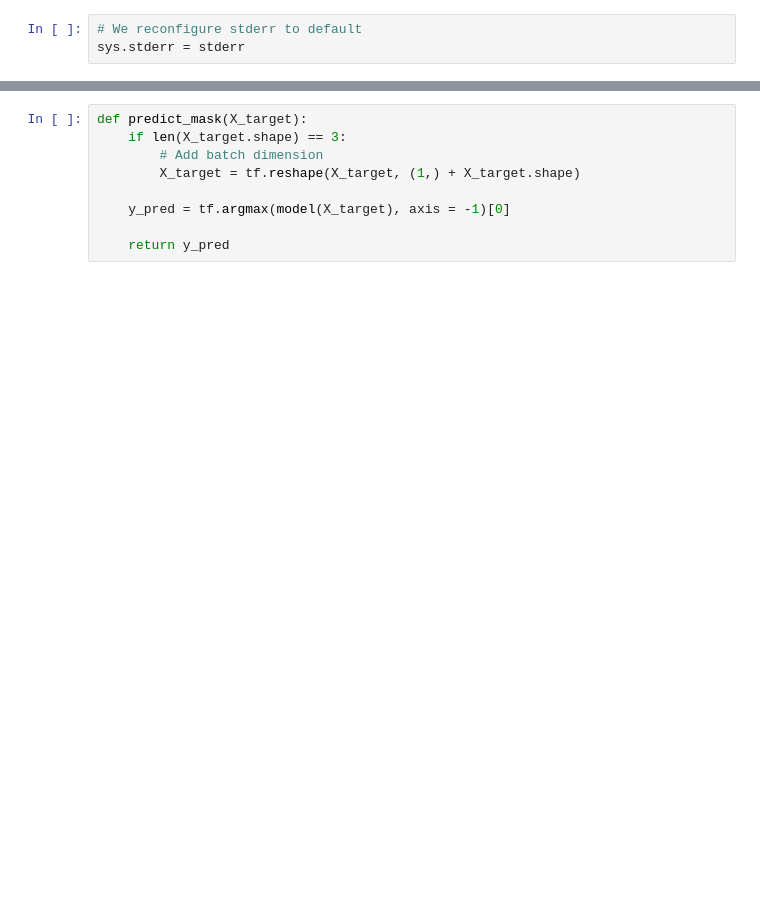
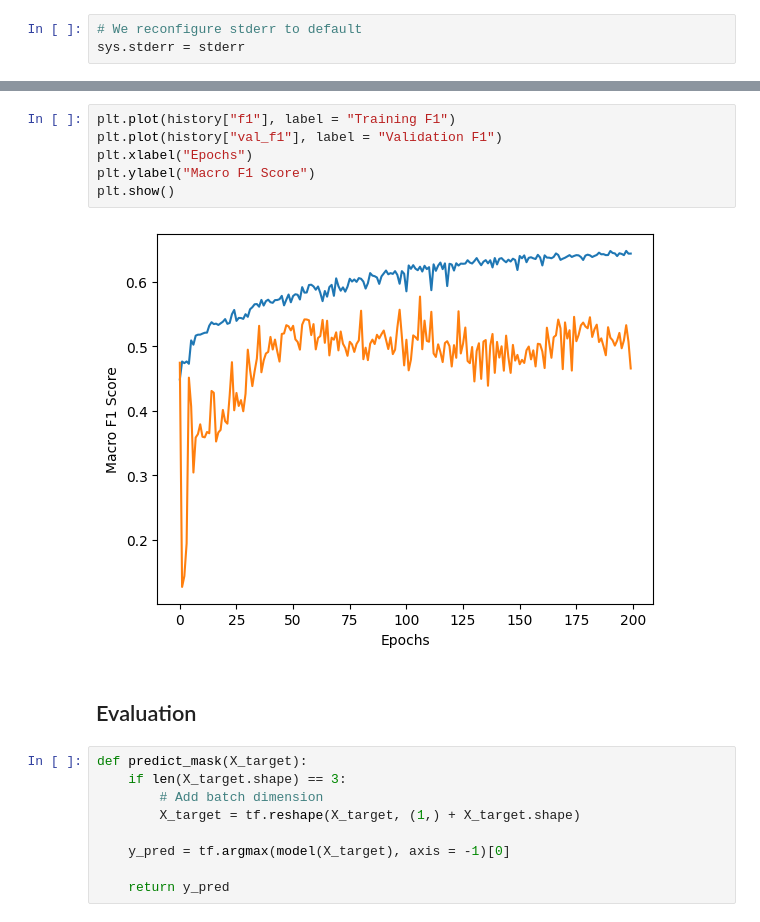
Before and after one commit to Louay-Yahyaoui/SatelliteSegmentation, a Jupyter notebook: satellite-image-segmentation.ipynb, the cells around one changed output, grey strips where cells are left out. Saved outputs shown, nothing was run; the diff lists cells and outputs as text; blank space fills up the shorter version.

```diff
--- a/satellite-image-segmentation.ipynb
+++ b/satellite-image-segmentation.ipynb
@@ -278,3 +381,13 @@ plt.show()
+# %%
+plt.plot(history["f1"], label = "Training F1")
+plt.plot(history["val_f1"], label = "Validation F1")
+plt.xlabel("Epochs")
+plt.ylabel("Macro F1 Score")
+plt.show()
+# %% [output]
+[figure, added]
+# %% [markdown]
+## Evaluation
 # %%
 def predict_mask(X_target):
     if len(X_target.shape) == 3:
```
Also changed, not shown: parts of 49 cells of this notebook.
